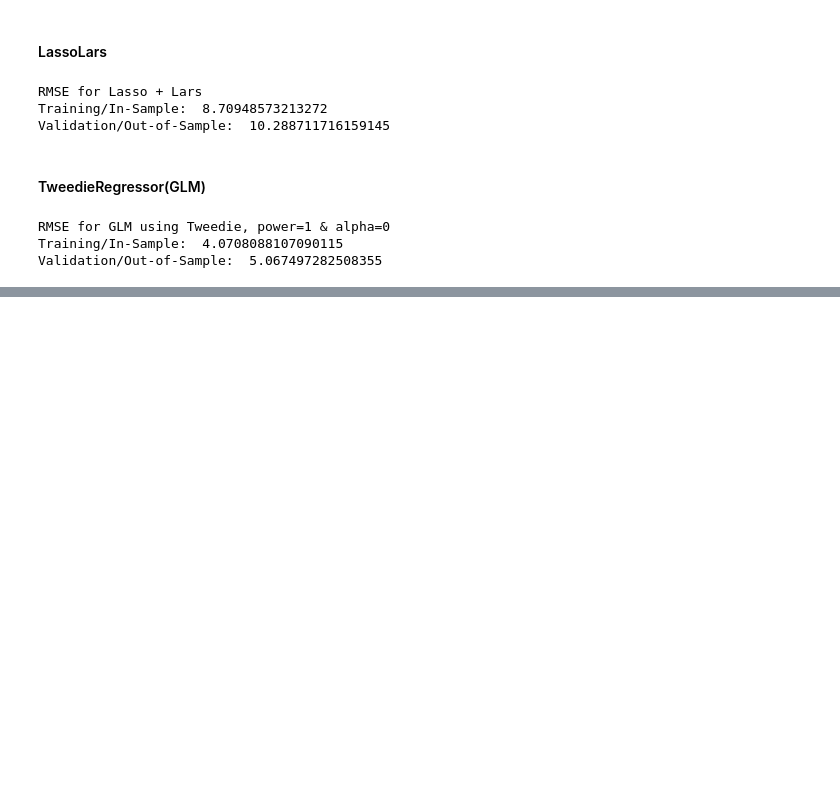
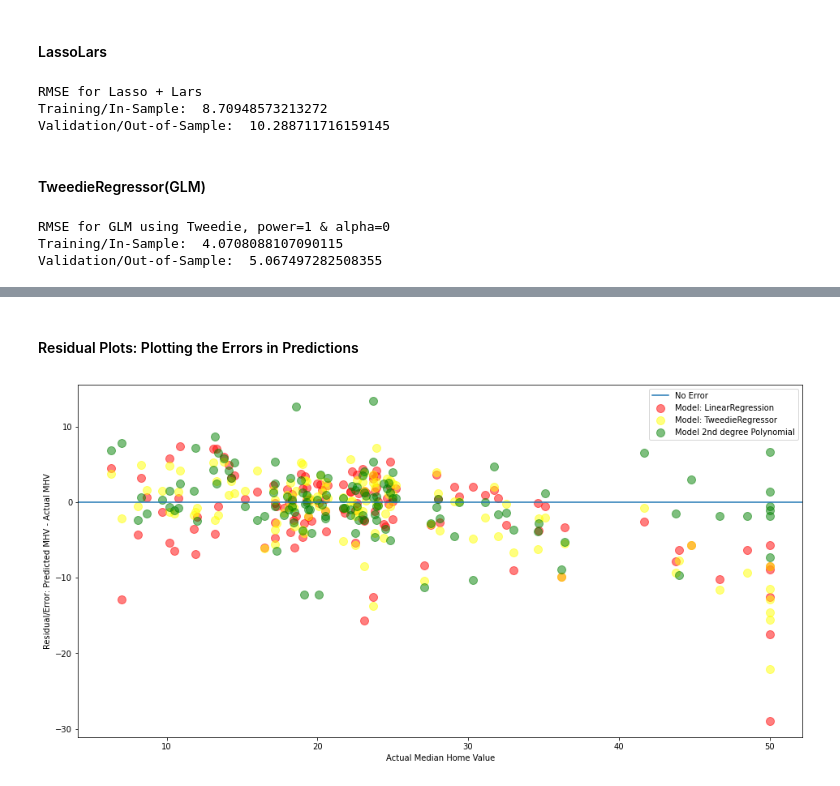
Before and after one commit to albertopuentes/regression-exercises, a Jupyter notebook: Modeling.ipynb, the cells around one changed output, grey strips where cells are left out. Saved outputs shown, nothing was run; the diff lists cells and outputs as text; code cells hidden in the pictures; blank space fills up the shorter version.

```diff
--- a/Modeling.ipynb
+++ b/Modeling.ipynb
@@ -208,0 +275,21 @@ Validation/Out-of-Sample:  5.067497282508355
+# %% [markdown]
+#### Residual Plots: Plotting the Errors in Predictions
+# %%
+# y_validate.head()
+plt.figure(figsize=(16,8))
+plt.axhline(label="No Error")
+plt.scatter(y_validate.medv, y_validate.medv_pred_lm - y_validate.medv,
+            alpha=.5, color="red", s=100, label="Model: LinearRegression")
+plt.scatter(y_validate.medv, y_validate.medv_pred_glm - y_validate.medv,
+            alpha=.5, color="yellow", s=100, label="Model: TweedieRegressor")
+plt.scatter(y_validate.medv, y_validate.medv_pred_lm2-y_validate.medv,
+            alpha=.5, color="green", s=100, label="Model 2nd degree Polynomial")
+plt.legend()
+plt.xlabel("Actual Median Home Value")
+plt.ylabel("Residual/Error: Predicted MHV - Actual MHV")
+plt.title("")
+plt.annotate("", (2.0, -10))
+plt.annotate("", (15.5, 3))
+plt.show()
+# %% [output]
+[figure, added]
```
Also changed, not shown: parts of 7 cells of this notebook.
